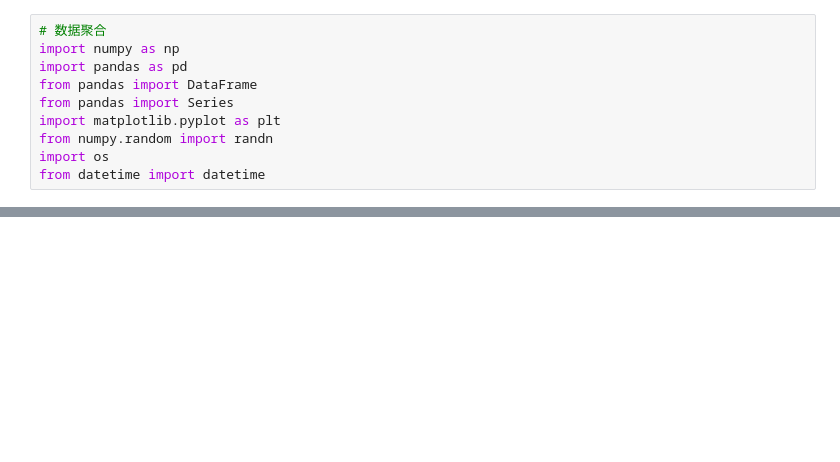
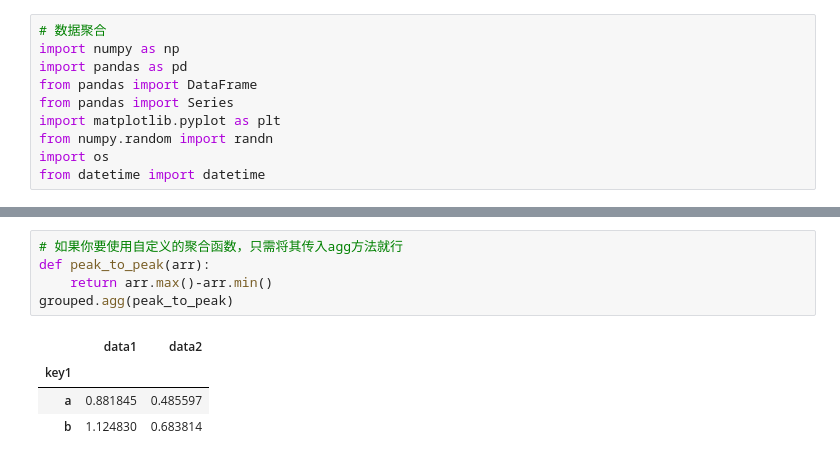
Before and after one commit to mengqi0315/python_for_data_analyst, a Jupyter notebook: My_python_for_data_analyst/char_10_2数据聚合和分组运算.ipynb, the cells around one changed output, grey strips where cells are left out. Cells and saved outputs as stored; diff of their text form; blank space fills up the shorter version.

```diff
--- a/My_python_for_data_analyst/char_10_2数据聚合和分组运算.ipynb
+++ b/My_python_for_data_analyst/char_10_2数据聚合和分组运算.ipynb
@@ -32 +32,11 @@ b   -1.217161
 Name: data1, dtype: float64
+# %%
+# 如果你要使用自定义的聚合函数，只需将其传入agg方法就行
+def peak_to_peak(arr):
+    return arr.max()-arr.min()
+grouped.agg(peak_to_peak)
+# %% [output]
+|  | data1 | data2 |
+| key1 |  |  |
+| a | 0.881845 | 0.485597 |
+| b | 1.124830 | 0.683814 |
```
Also changed, not shown: parts of 7 cells of this notebook.
